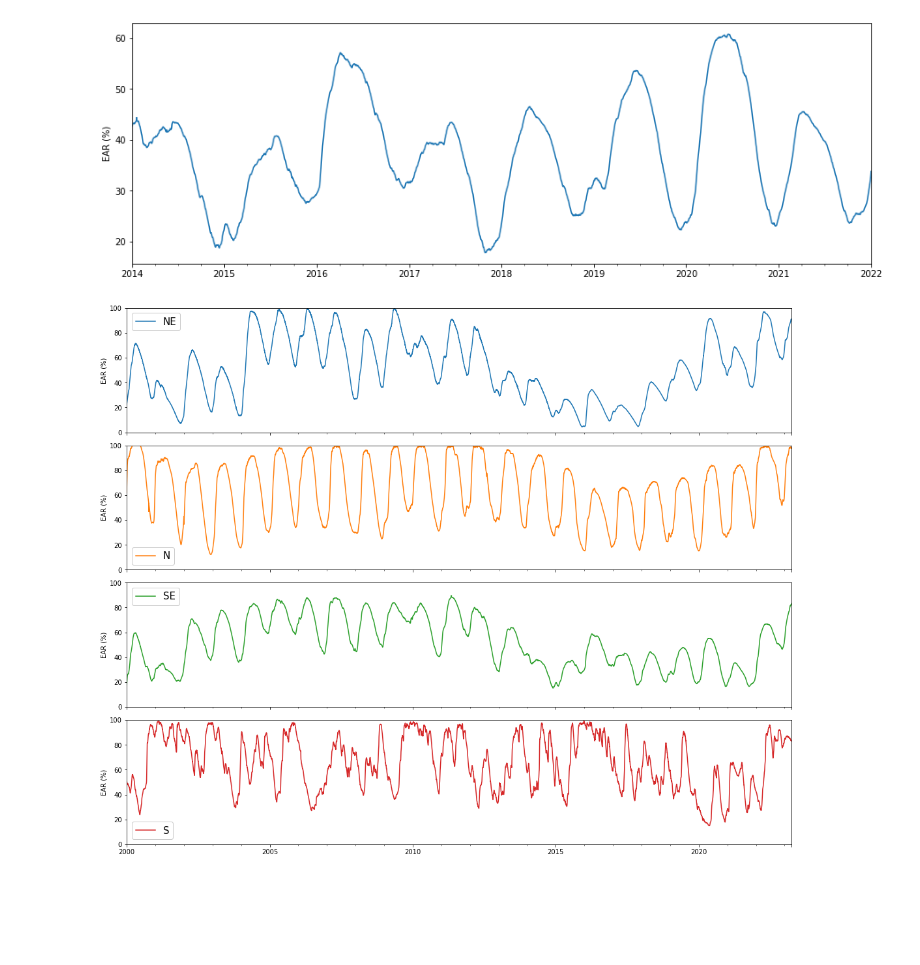
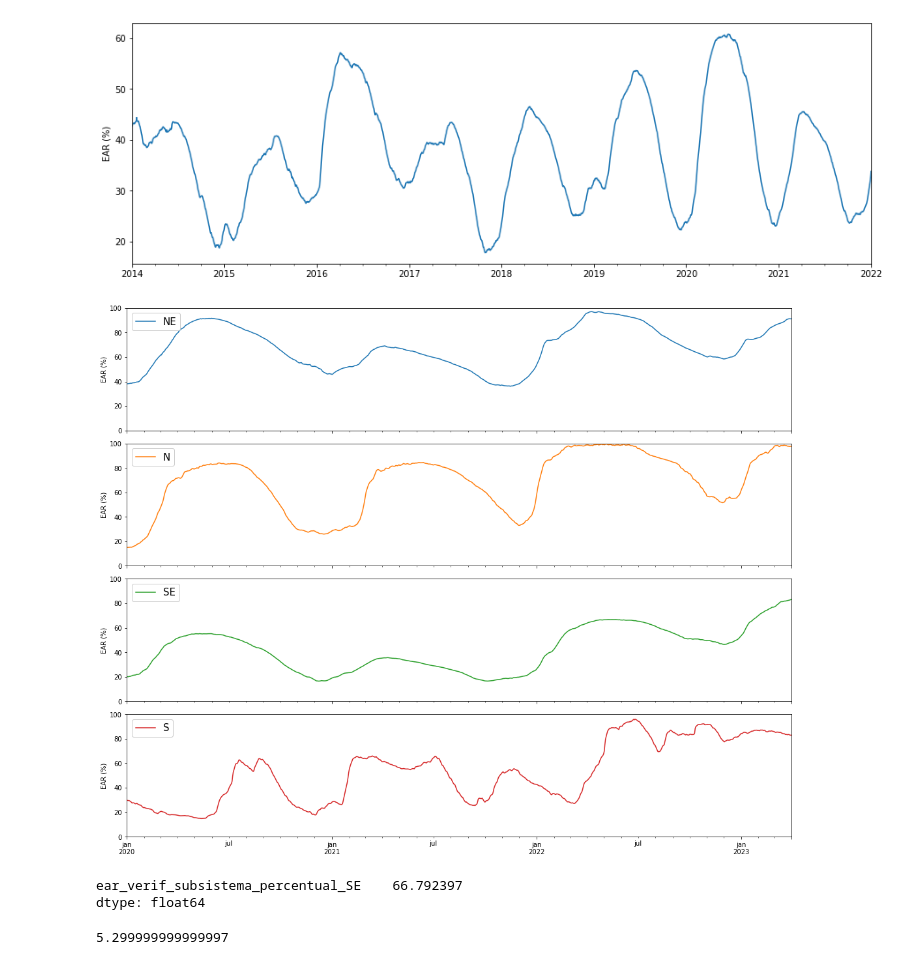
Before and after one commit to Rafa3lAlbuqueruqe/Planejamento_energetico_trabalhos, a Jupyter notebook: Seminário 1 - CMSE/dados_abertos_tratamento.ipynb, the cells around one changed output. Saved outputs shown, nothing was run; the diff lists cells and outputs as text; code cells hidden in the pictures; blank space fills up the shorter version.

```diff
--- a/Seminário 1 - CMSE/dados_abertos_tratamento.ipynb
+++ b/Seminário 1 - CMSE/dados_abertos_tratamento.ipynb
@@ -213,11 +213,11 @@ recuperacao_deplecao_df.head()
 | 2003-01-01 | 39.178490 | 73.246061 | 31.145486 | 34.067571 | -42.100575 |
 | 2004-01-01 | 34.644000 | 85.425425 | 58.139390 | 50.781424 | -27.286035 |
 # %%
-n_rows=4
-n_columns = 6
+n_rows=3
+n_columns = 24//n_rows
 
 fig, ax = plt.subplots(n_rows,n_columns)
-fig.set_size_inches(18, 11)
+fig.set_size_inches(27/8*n_columns, 11/3*n_rows)
 
 
 a = list(range(n_rows))
@@ -257,5 +257,5 @@ ax[-1][-1].axis('off')
 ax[-1][-1].set_title('')
 ax[-1][-1].lines[0].remove()
 
-plt.savefig('FIGURAS\\EAR GRID.svg', dpi=300)
+plt.savefig('FIGURAS\\EAR GRID.svg')
 # %% [output]
@@ -277,13 +277,22 @@ ax = (zoom_dataframe[zoom_dataframe.columns[1::3]].sum(axis=1)/zoom_dataframe[zo
 # %% [output]
 [figure]
 # %%
-pos=['upper left', 'lower left', 'upper left', 'lower left']
+pos=['upper left', 'upper left', 'upper left', 'upper left']
 subsystems=['NE','N','SE','S']
-subplots = final_EAR_dataframe[final_EAR_dataframe.columns[2::3]].plot(subplots=True, layout=(4,1), figsize=(15,12), ylabel='EAR (%)', ylim=(0,100), xlabel='')
+subplots = final_EAR_dataframe.loc[lambda x: x.index.year>=2020][final_EAR_dataframe.columns[2::3]].plot(subplots=True, layout=(4,1), figsize=(15,12), ylabel='EAR (%)', ylim=(0,100), xlabel='')
 for i, subplop in enumerate(subplots):
     subplop[0].legend([subsystems[i]], loc=pos[i], framealpha=1, fontsize=15)
 
 plt.tight_layout(pad=1)
 _ = plt.savefig('FIGURAS\\Níveis_Energia_Armazenada.svg')
 # %% [output]
-[figure, old version]
+[figure, new version]
+# %%
+final_EAR_dataframe.loc[lambda x: (x.index>='2021-12-01')&(x.index<='2022-11-01')][['ear_verif_subsistema_percentual_SE']].max()
+# %% [output]
+ear_verif_subsistema_percentual_SE    66.792397
+dtype: float64
+# %%
+66.8-61.5
+# %% [output]
+5.299999999999997
```
Also changed, not shown: parts of 9 cells of this notebook, 13 other files.
